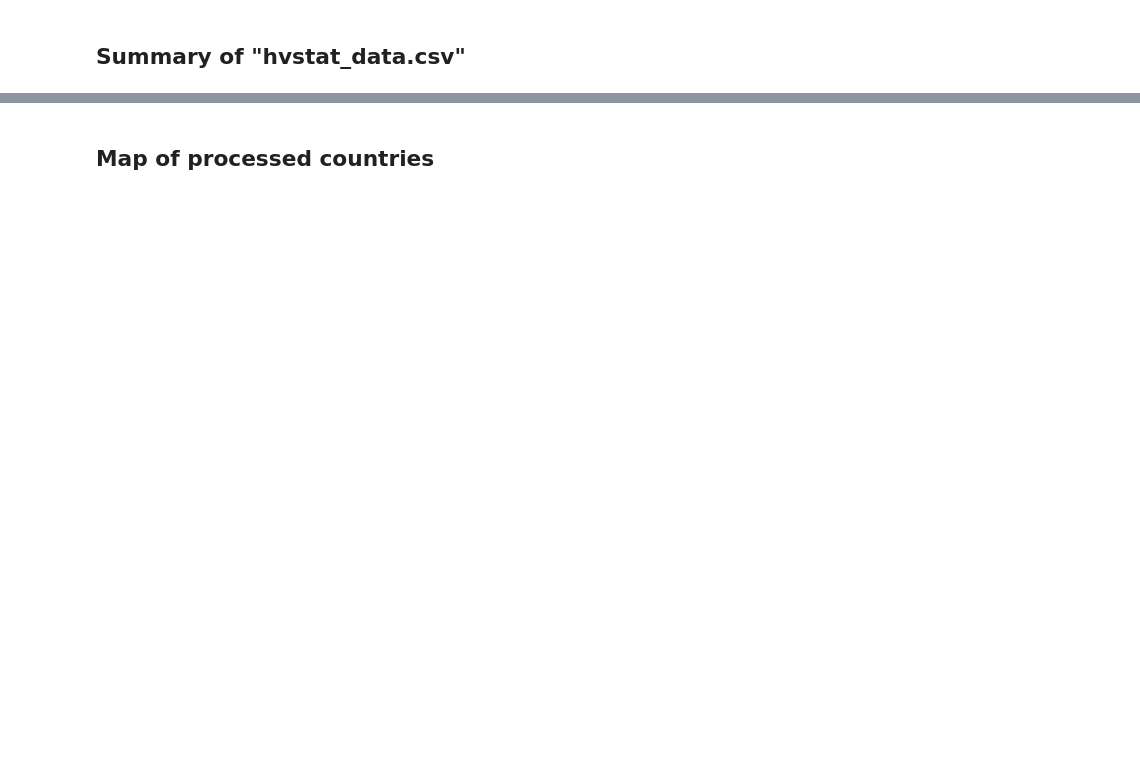
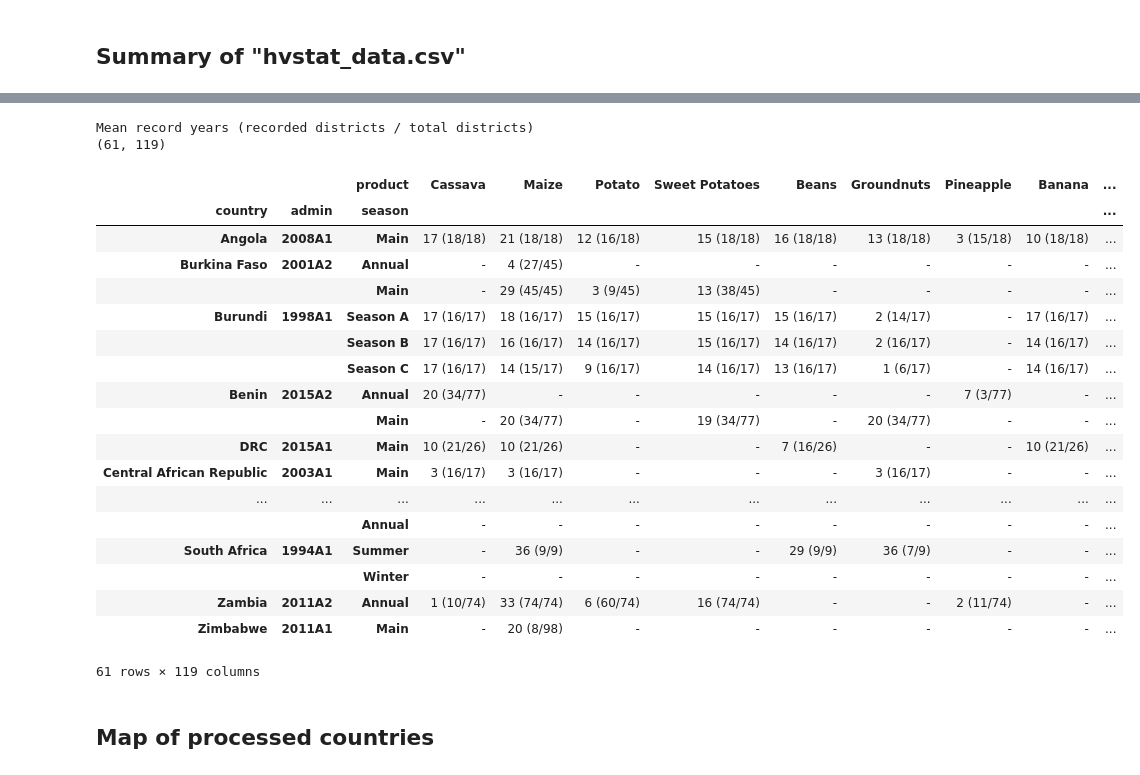
Before and after one commit to HarvestStat/HarvestStat, a Jupyter notebook: notebook/Combine_CropData.ipynb, the cells around one changed output, grey strips where cells are left out. Drawn from its saved outputs; the diff is of its cells as text; code cells hidden in the pictures; blank space fills up the shorter version.

```diff
--- a/notebook/Combine_CropData.ipynb
+++ b/notebook/Combine_CropData.ipynb
@@ -233,3 +230,29 @@ Mean record years (recorded districts / total districts)
+# %%
+print('Mean record years (recorded districts / total districts)')
+print(table.shape)
+table
+# %% [output]
+Mean record years (recorded districts / total districts)
+(61, 119)
+|  |  | product | Cassava | Maize | Potato | Sweet Potatoes | Beans | Groundnuts | Pineapple | Banana | ... |
+| country | admin | season |  |  |  |  |  |  |  |  | ... |
+| Angola | 2008A1 | Main | 17 (18/18) | 21 (18/18) | 12 (16/18) | 15 (18/18) | 16 (18/18) | 13 (18/18) | 3 (15/18) | 10 (18/18) | ... |
+| Burkina Faso | 2001A2 | Annual | - | 4 (27/45) | - | - | - | - | - | - | ... |
+|  |  | Main | - | 29 (45/45) | 3 (9/45) | 13 (38/45) | - | - | - | - | ... |
+| Burundi | 1998A1 | Season A | 17 (16/17) | 18 (16/17) | 15 (16/17) | 15 (16/17) | 15 (16/17) | 2 (14/17) | - | 17 (16/17) | ... |
+|  |  | Season B | 17 (16/17) | 16 (16/17) | 14 (16/17) | 15 (16/17) | 14 (16/17) | 2 (16/17) | - | 14 (16/17) | ... |
+|  |  | Season C | 17 (16/17) | 14 (15/17) | 9 (16/17) | 14 (16/17) | 13 (16/17) | 1 (6/17) | - | 14 (16/17) | ... |
+| Benin | 2015A2 | Annual | 20 (34/77) | - | - | - | - | - | 7 (3/77) | - | ... |
+|  |  | Main | - | 20 (34/77) | - | 19 (34/77) | - | 20 (34/77) | - | - | ... |
+| DRC | 2015A1 | Main | 10 (21/26) | 10 (21/26) | - | - | 7 (16/26) | - | - | 10 (21/26) | ... |
+| Central African Republic | 2003A1 | Main | 3 (16/17) | 3 (16/17) | - | - | - | 3 (16/17) | - | - | ... |
+| ... | ... | ... | ... | ... | ... | ... | ... | ... | ... | ... | ... |
+|  |  | Annual | - | - | - | - | - | - | - | - | ... |
+| South Africa | 1994A1 | Summer | - | 36 (9/9) | - | - | 29 (9/9) | 36 (7/9) | - | - | ... |
+|  |  | Winter | - | - | - | - | - | - | - | - | ... |
+| Zambia | 2011A2 | Annual | 1 (10/74) | 33 (74/74) | 6 (60/74) | 16 (74/74) | - | - | 2 (11/74) | - | ... |
+| Zimbabwe | 2011A1 | Main | - | 20 (8/98) | - | - | - | - | - | - | ... |
+61 rows × 119 columns
 # %% [markdown]
 ## Map of processed countries
 # %%
```
Also changed, not shown: parts of 5 cells of this notebook, 27 other files.
